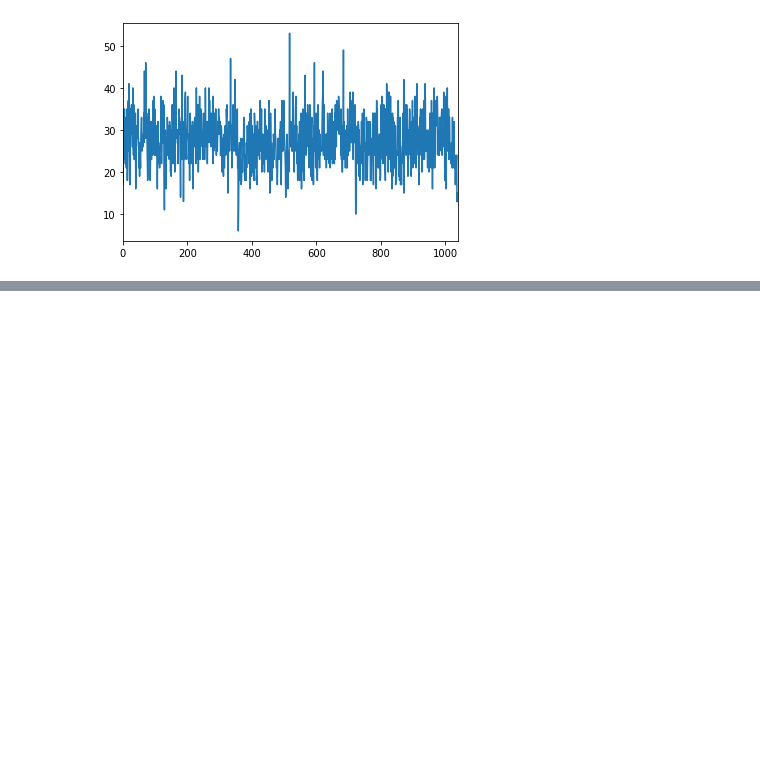
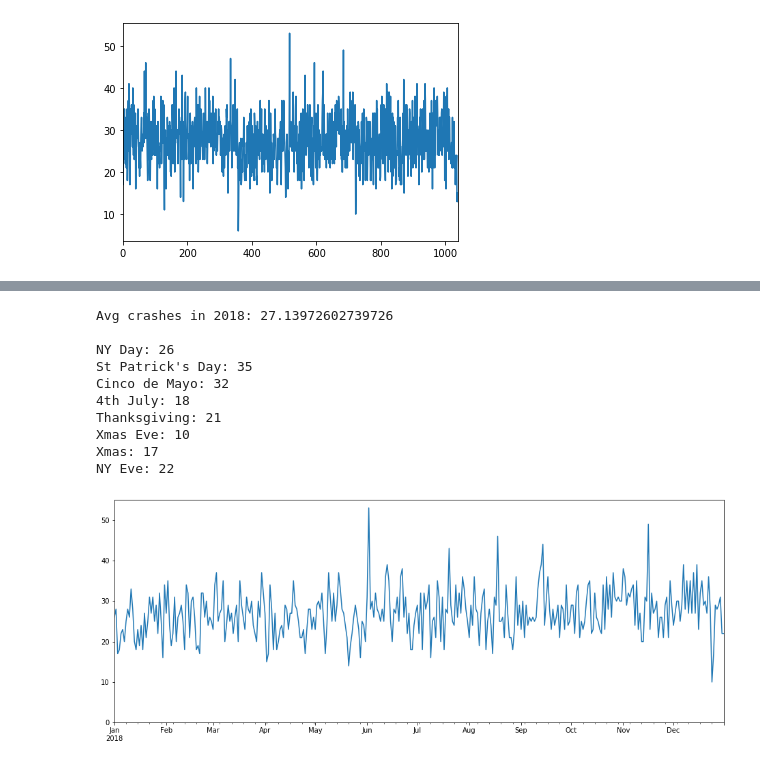
Before and after one commit to COGS108/group061, a Jupyter notebook: Final Project.ipynb, the cells around one changed output, grey strips where cells are left out. Drawn from its saved outputs; the diff is of its cells as text; code cells hidden in the pictures; blank space fills up the shorter version.

```diff
--- a/Final Project.ipynb
+++ b/Final Project.ipynb
@@ -227,0 +261,25 @@ crashes_per_day.plot(kind = 'line')
+# %%
+dates18.plot(kind='line', figsize=(16,6)).set_ylim(0,55)
+
+print("Avg crashes in 2018: " + str(np.mean(dates18)) + "\n")
+
+print("NY Day: " + str(dates18['2018-01-01']))
+print("St Patrick's Day: " + str(dates18['2018-03-17']))
+print("Cinco de Mayo: " + str(dates18['2018-05-05']))
+print("4th July: " + str(dates18['2018-07-04']))
+print("Thanksgiving: " + str(dates18['2018-11-22']))
+print("Xmas Eve: " + str(dates18['2018-12-24']))
+print("Xmas: " + str(dates18['2018-12-25']))
+print("NY Eve: " + str(dates18['2018-12-31']))
+# %% [output]
+Avg crashes in 2018: 27.13972602739726
+
+NY Day: 26
+St Patrick's Day: 35
+Cinco de Mayo: 32
+4th July: 18
+Thanksgiving: 21
+Xmas Eve: 10
+Xmas: 17
+NY Eve: 22
+[figure, added]
```
Also changed, not shown: parts of 3 cells of this notebook.
